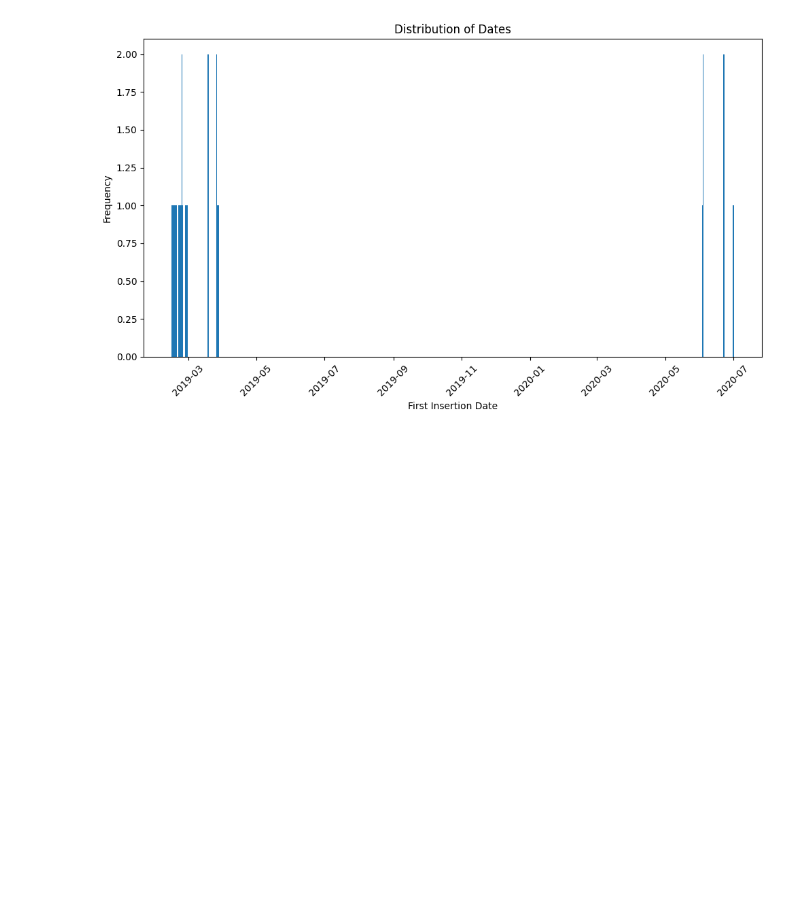
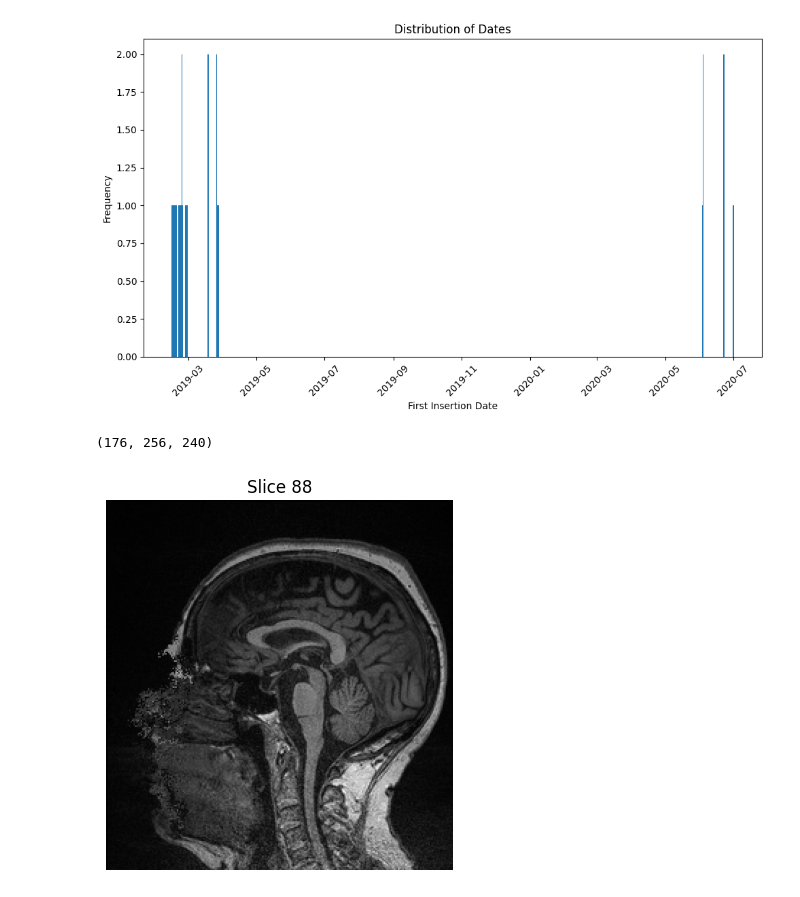
Before and after one commit to CostanzaSiniscalchi/ADL_Project, a Jupyter notebook: c_test.ipynb, the cells around one changed output. Saved outputs shown, nothing was run; the diff lists cells and outputs as text; code cells hidden in the pictures; blank space fills up the shorter version.

```diff
--- a/c_test.ipynb
+++ b/c_test.ipynb
@@ -83,3 +85,21 @@ plt.tight_layout()
 plt.show()
 # %% [output]
 [figure]
+# %%
+f = 'drive-download-20250323T220925Z-004/numpy_conversions/2599481/PREBL00/preventad_2599481_PREBL00_t1w_001_t1w-defaced_001.npy'
+
+mri_data = np.load(f)
+mri_data.shape
+# %% [output]
+(176, 256, 240)
+# %%
+slice_index = mri_data.shape[0] // 2
+slice_data = mri_data[slice_index, :, :]
+
+# Plot the selected slice
+plt.imshow(slice_data, cmap='gray')
+plt.title(f'Slice {slice_index}')
+plt.axis('off')  # Turn off axis labels
+plt.show()
+# %% [output]
+[figure, added]
```
Also changed, not shown: parts of 5 cells of this notebook.
